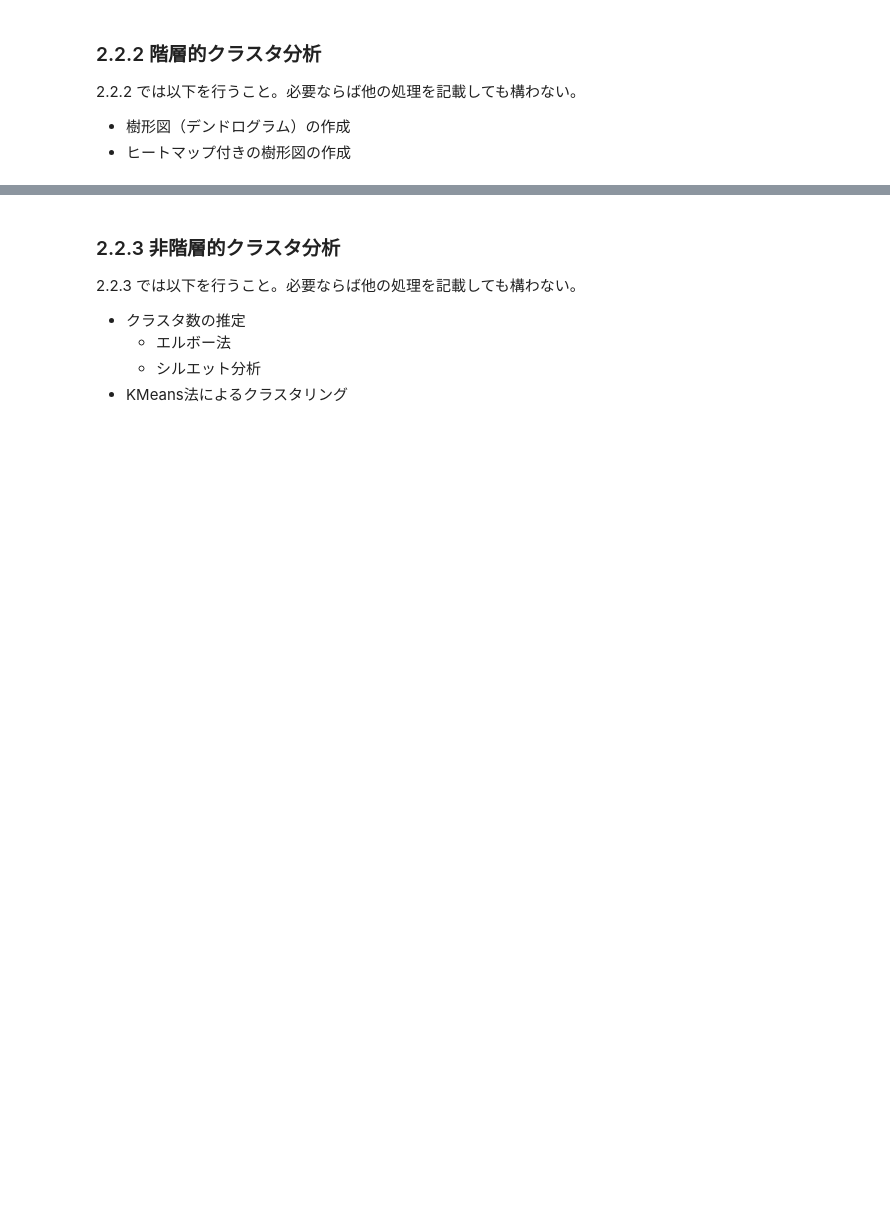
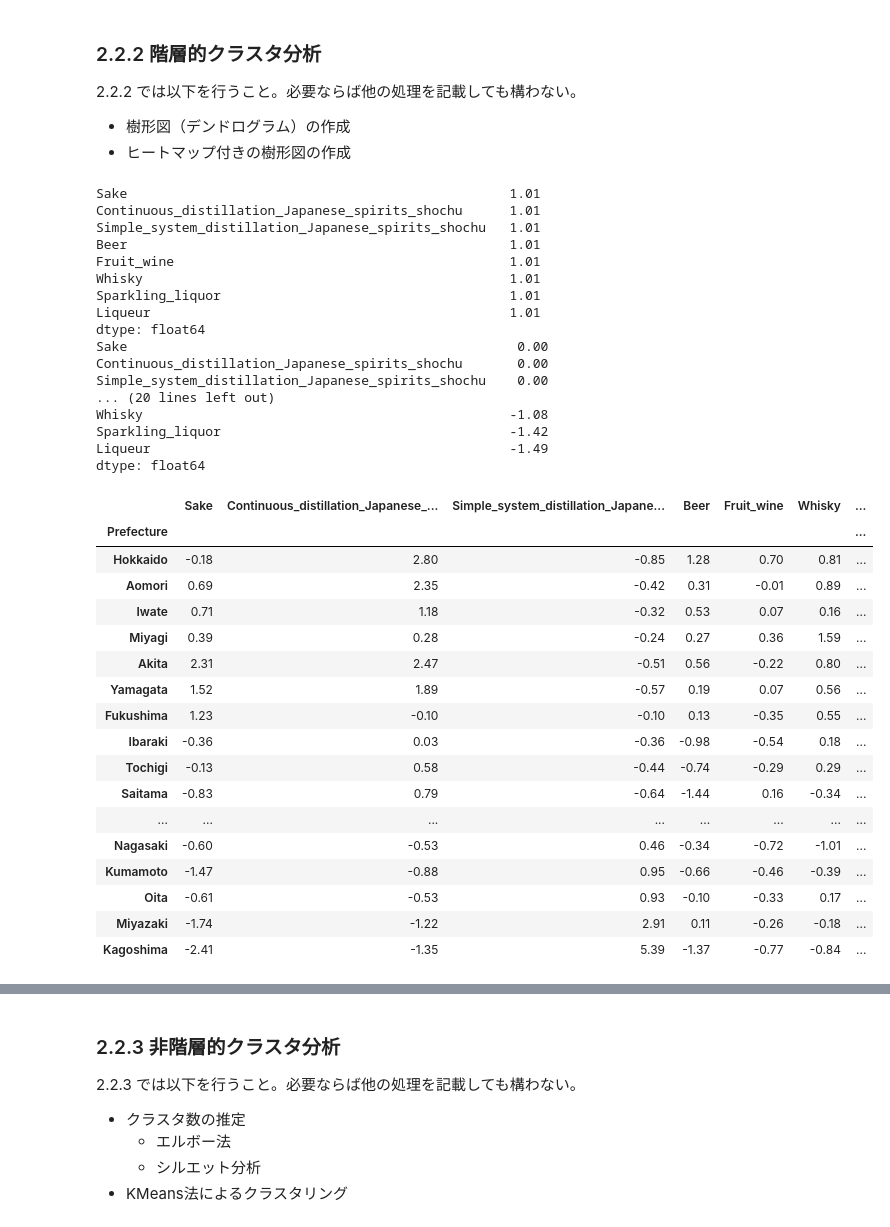
Before and after one commit to RyujiOdaJP/data_intelligence, a Jupyter notebook: report_2/report_2/r2_2_clustering.ipynb, the cells around one changed output, grey strips where cells are left out. Saved outputs shown, nothing was run; the diff lists cells and outputs as text; code cells hidden in the pictures; blank space fills up the shorter version.

```diff
--- a/report_2/report_2/r2_2_clustering.ipynb
+++ b/report_2/report_2/r2_2_clustering.ipynb
@@ -32,3 +118,56 @@
 
 - 樹形図（デンドログラム）の作成
 - ヒートマップ付きの樹形図の作成
+# %%
+# 標準化： 平均値が0、標準偏差が1となるように変換
+sc = StandardScaler()
+sc.fit(df)
+
+# 標準化したデータの DataFrame を作成
+X = pd.DataFrame(sc.transform(df), index=df.index, columns=df.columns)
+
+# - pd.options.display.float_format: 小数点以下の表示方法を指定
+pd.options.display.float_format = '{:.2f}'.format
+
+# 確認
+print(X.std())
+print(X.mean())
+print(X.max())
+print(X.min())
+X
+# %% [output]
+Sake                                                 1.01
+Continuous_distillation_Japanese_spirits_shochu      1.01
+Simple_system_distillation_Japanese_spirits_shochu   1.01
+Beer                                                 1.01
+Fruit_wine                                           1.01
+Whisky                                               1.01
+Sparkling_liquor                                     1.01
+Liqueur                                              1.01
+dtype: float64
+Sake                                                  0.00
+Continuous_distillation_Japanese_spirits_shochu       0.00
+Simple_system_distillation_Japanese_spirits_shochu    0.00
+... (20 lines left out)
+Whisky                                               -1.08
+Sparkling_liquor                                     -1.42
+Liqueur                                              -1.49
+dtype: float64
+|  | Sake | Continuous_distillation_Japanese_... | Simple_system_distillation_Japane... | Beer | Fruit_wine | Whisky | ... |
+| Prefecture |  |  |  |  |  |  | ... |
+| Hokkaido | -0.18 | 2.80 | -0.85 | 1.28 | 0.70 | 0.81 | ... |
+| Aomori | 0.69 | 2.35 | -0.42 | 0.31 | -0.01 | 0.89 | ... |
+| Iwate | 0.71 | 1.18 | -0.32 | 0.53 | 0.07 | 0.16 | ... |
+| Miyagi | 0.39 | 0.28 | -0.24 | 0.27 | 0.36 | 1.59 | ... |
+| Akita | 2.31 | 2.47 | -0.51 | 0.56 | -0.22 | 0.80 | ... |
+| Yamagata | 1.52 | 1.89 | -0.57 | 0.19 | 0.07 | 0.56 | ... |
+| Fukushima | 1.23 | -0.10 | -0.10 | 0.13 | -0.35 | 0.55 | ... |
+| Ibaraki | -0.36 | 0.03 | -0.36 | -0.98 | -0.54 | 0.18 | ... |
+| Tochigi | -0.13 | 0.58 | -0.44 | -0.74 | -0.29 | 0.29 | ... |
+| Saitama | -0.83 | 0.79 | -0.64 | -1.44 | 0.16 | -0.34 | ... |
+| ... | ... | ... | ... | ... | ... | ... | ... |
+| Nagasaki | -0.60 | -0.53 | 0.46 | -0.34 | -0.72 | -1.01 | ... |
+| Kumamoto | -1.47 | -0.88 | 0.95 | -0.66 | -0.46 | -0.39 | ... |
+| Oita | -0.61 | -0.53 | 0.93 | -0.10 | -0.33 | 0.17 | ... |
+| Miyazaki | -1.74 | -1.22 | 2.91 | 0.11 | -0.26 | -0.18 | ... |
+| Kagoshima | -2.41 | -1.35 | 5.39 | -1.37 | -0.77 | -0.84 | ... |
```
Also changed, not shown: parts of 6 cells of this notebook, 6 other files.
